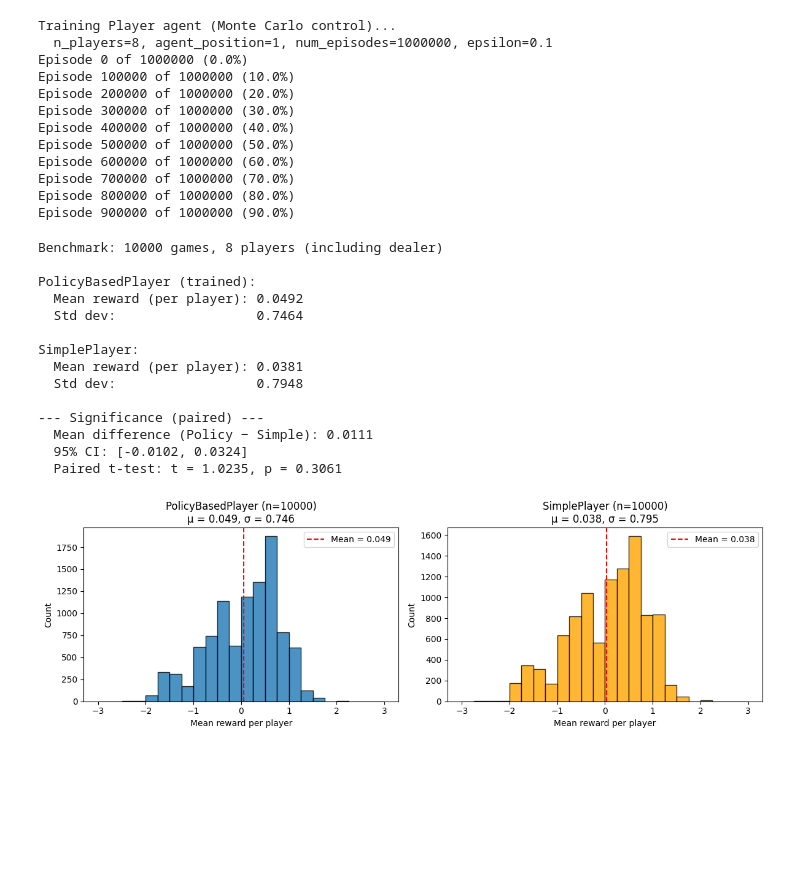
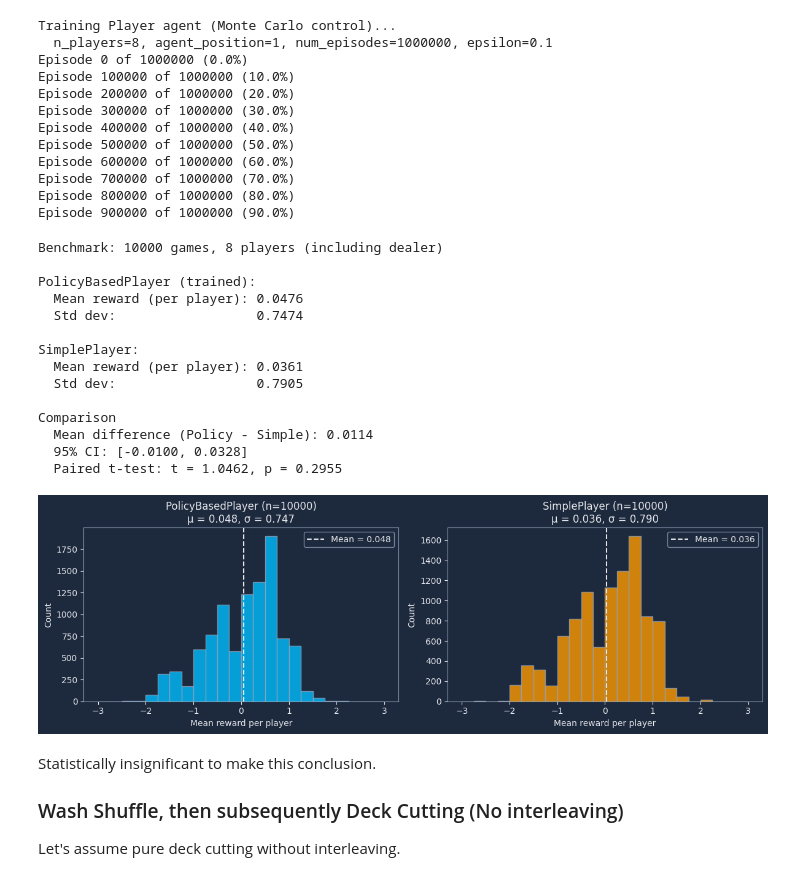
Before and after one commit to Acrylic125/ban-luck, a Jupyter notebook: ban-luck.ipynb, the cells around one changed output. Saved outputs shown, nothing was run; the diff lists cells and outputs as text; code cells hidden in the pictures; blank space fills up the shorter version.

```diff
--- a/ban-luck.ipynb
+++ b/ban-luck.ipynb
@@ -360,10 +404,10 @@ Q, policy = mc_control(
     num_episodes=num_episodes,
     epsilon=epsilon,
     first_shuffle_strategy=WashShuffleStrategy(),
-    subsequent_shuffle_strategy=DeckCuttingStrategy(),
+    subsequent_shuffle_strategy=WashShuffleStrategy(),
 )
 
-policy_path = "policy.json"
+policy_path = "all_wash_shuffle_8p_policy.json"
 policy = dict(sorted(policy.items(), key=lambda x: (len(x[0]), x[0])))
 data = policy_to_dict(policy)
 with open(policy_path, "w") as f:
@@ -384,18 +428,13 @@ Episode 900000 of 1000000 (90.0%)
 # %%
 from pathlib import Path
 import json
-import numpy as np
-import matplotlib.pyplot as plt
 from scipy import stats
-from game import Game, make_deck
-from simulation import run_game
-from players import SimplePlayer, PolicyBasedPlayer
-from dealer import SimpleDealer
+from players import PolicyBasedPlayer
 from agent import policy_from_dict
 from deck import WashShuffleStrategy, DeckCuttingStrategy
 
 BENCHMARK_RUNS = 10_000
-policy_path = Path("policy.json")
+policy_path = Path("all_wash_shuffle_8p_policy.json")
 if not policy_path.exists():
     raise FileNotFoundError(f"Policy not found: {policy_path}. Run the training cell above first.")
 
@@ -438,54 +477,67 @@ print(f"Benchmark: {BENCHMARK_RUNS} games, {N_PLAYERS} players (including dealer
 print("PolicyBasedPlayer (trained):")
 print(f"  Mean reward (per player): {mean_policy:.4f}")
 print(f"  Std dev:                  {std_policy:.4f}")
 print("\nSimplePlayer:")
 print(f"  Mean reward (per player): {mean_simple:.4f}")
 print(f"  Std dev:                  {std_simple:.4f}")
 
 mean_diff = mean_policy - mean_simple
 if BENCHMARK_RUNS >= 2:
     t_stat, p_value = stats.ttest_rel(rewards_policy_runs, rewards_simple_runs)
     diffs = rewards_policy_runs - rewards_simple_runs
     std_diff = np.std(diffs, ddof=1)
     se_diff = std_diff / np.sqrt(BENCHMARK_RUNS)
     t_95 = 1.96 if BENCHMARK_RUNS > 30 else {2: 4.30, 5: 2.57, 10: 2.23, 20: 2.09, 30: 2.04}.get(BENCHMARK_RUNS, 2.0)
     ci_lo, ci_hi = mean_diff - t_95 * se_diff, mean_diff + t_95 * se_diff
-    print("\n--- Significance (paired) ---")
-    print(f"  Mean difference (Policy − Simple): {mean_diff:.4f}")
+    print()
+    print("Comparison")
+    print(f"  Mean difference (Policy - Simple): {mean_diff:.4f}")
     print(f"  95% CI: [{ci_lo:.4f}, {ci_hi:.4f}]")
     print(f"  Paired t-test: t = {t_stat:.4f}, p = {p_value:.4f}")
 
-# Histograms for both strategies
+# Histograms for both strategies (reuse COLOR_*, BG, LABELS, BORDER from cells above)
 fig, axes = plt.subplots(1, 2, figsize=(12, 4))
+fig.patch.set_facecolor(BG)
 bin_edges = np.arange(-3, 3.25, 0.25)
-axes[0].hist(rewards_policy_runs, bins=bin_edges, edgecolor="black", alpha=0.8)
-axes[0].axvline(mean_policy, color="red", linestyle="--", label=f"Mean = {mean_policy:.3f}")
-axes[0].set_xlabel("Mean reward per player")
-axes[0].set_ylabel("Count")
-axes[0].set_title(f"PolicyBasedPlayer (n={BENCHMARK_RUNS})\nμ = {mean_policy:.3f}, σ = {std_policy:.3f}")
-axes[0].legend()
+axes[0].set_facecolor(BG)
+axes[0].hist(rewards_policy_runs, bins=bin_edges, color=COLOR_PRIMARY, edgecolor=BORDER, alpha=0.8)
+axes[0].axvline(mean_policy, color=LABELS, linestyle="--", label=f"Mean = {mean_policy:.3f}")
+axes[0].set_xlabel("Mean reward per player", color=LABELS)
+axes[0].set_ylabel("Count", color=LABELS)
+axes[0].set_title(f"PolicyBasedPlayer (n={BENCHMARK_RUNS})\nμ = {mean_policy:.3f}, σ = {std_policy:.3f}", color=LABELS)
+axes[0].legend(facecolor=BG, edgecolor=BORDER, labelcolor=LABELS)
+axes[0].tick_params(colors=LABELS)
+axes[0].spines[:].set_color(BORDER)
 
-axes[1].hist(rewards_simple_runs, bins=bin_edges, edgecolor="black", alpha=0.8, color="orange")
-axes[1].axvline(mean_simple, color="red", linestyle="--", label=f"Mean = {mean_simple:.3f}")
-axes[1].set_xlabel("Mean reward per player")
-axes[1].set_ylabel("Count")
-axes[1].set_title(f"SimplePlayer (n={BENCHMARK_RUNS})\nμ = {mean_simple:.3f}, σ = {std_simple:.3f}")
-axes[1].legend()
+axes[1].set_facecolor(BG)
+axes[1].hist(rewards_simple_runs, bins=bin_edges, color=COLOR_SECONDARY, edgecolor=BORDER, alpha=0.8)
+axes[1].axvline(mean_simple, color=LABELS, linestyle="--", label=f"Mean = {mean_simple:.3f}")
+axes[1].set_xlabel("Mean reward per player", color=LABELS)
+axes[1].set_ylabel("Count", color=LABELS)
+axes[1].set_title(f"SimplePlayer (n={BENCHMARK_RUNS})\nμ = {mean_simple:.3f}, σ = {std_simple:.3f}", color=LABELS)
+axes[1].legend(facecolor=BG, edgecolor=BORDER, labelcolor=LABELS)
+axes[1].tick_params(colors=LABELS)
+axes[1].spines[:].set_color(BORDER)
 plt.tight_layout()
 plt.show()
 # %% [output]
 Benchmark: 10000 games, 8 players (including dealer)
 
 PolicyBasedPlayer (trained):
-  Mean reward (per player): 0.0492
-  Std dev:                  0.7464
+  Mean reward (per player): 0.0476
+  Std dev:                  0.7474
 
 SimplePlayer:
-  Mean reward (per player): 0.0381
-  Std dev:                  0.7948
+  Mean reward (per player): 0.0361
+  Std dev:                  0.7905
 
---- Significance (paired) ---
-  Mean difference (Policy − Simple): 0.0111
-  95% CI: [-0.0102, 0.0324]
-  Paired t-test: t = 1.0235, p = 0.3061
+Comparison
+  Mean difference (Policy - Simple): 0.0114
+  95% CI: [-0.0100, 0.0328]
+  Paired t-test: t = 1.0462, p = 0.2955
-[figure, old version]
+[figure, new version]
+# %% [markdown]
+Statistically insignificant to make this conclusion.
+
+### Wash Shuffle, then subsequently Deck Cutting (No interleaving)
+Let's assume pure deck cutting without interleaving.
```
Also changed, not shown: parts of 9 cells of this notebook, 3 other files.
